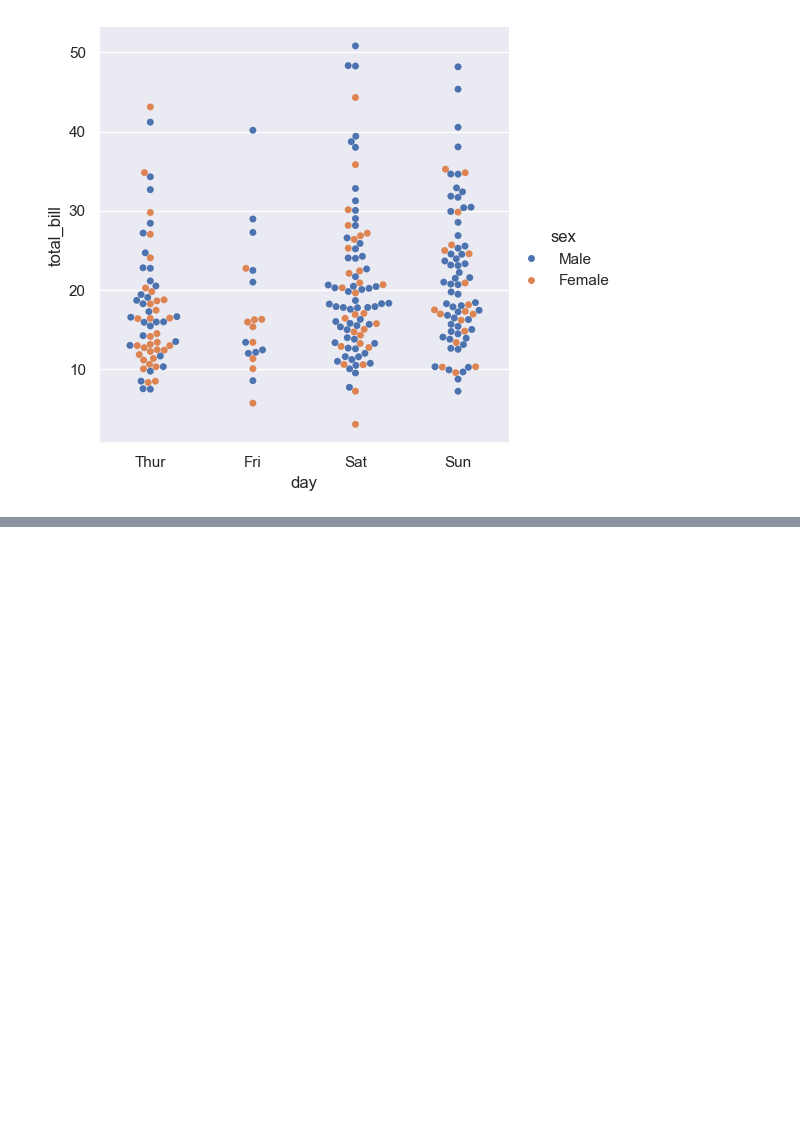
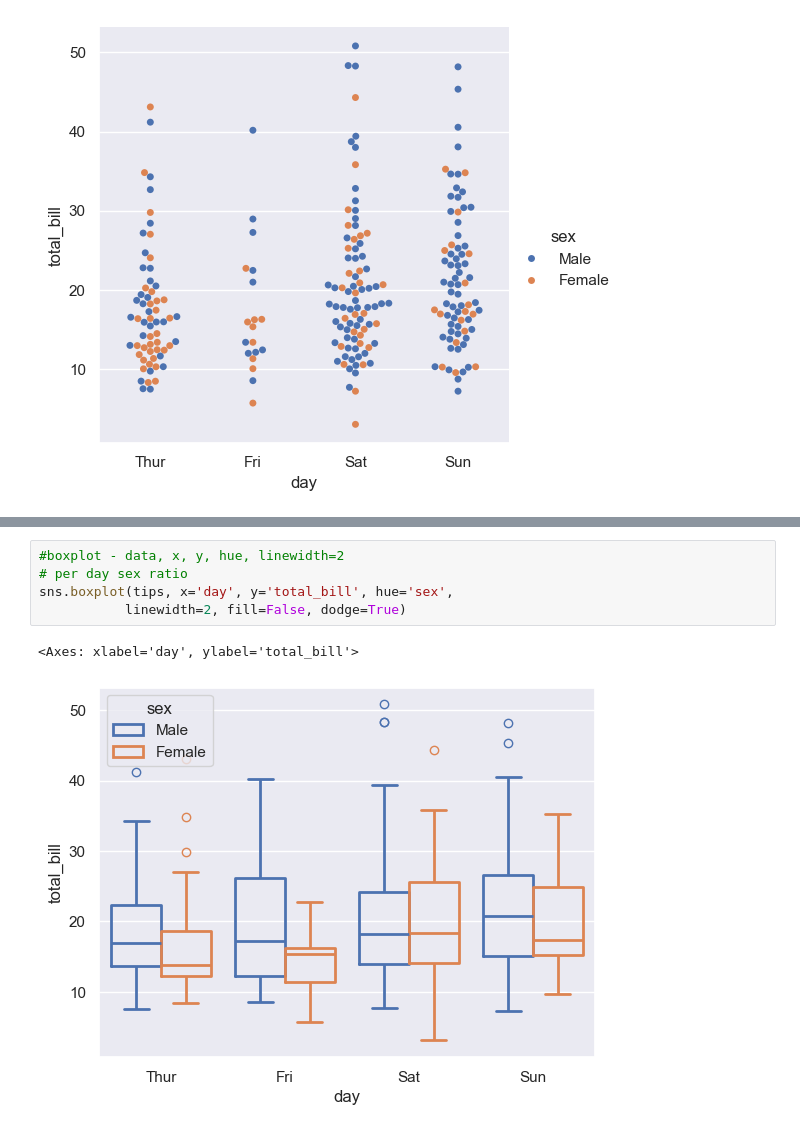
Before and after one commit to akashpagi/SEABORN-DATA-VISUALIZATION-LIBRARY-FOR-DATA-SCIENCE, a Jupyter notebook: SESSION 26 - PLOTTING USING SEABORN PART 2.ipynb, the cells around one changed output, grey strips where cells are left out. Cells and saved outputs as stored; diff of their text form; blank space fills up the shorter version.

Commit message:
[ Categorical distribution plots - boxplot, violinplot ]

```diff
--- a/SESSION 26 - PLOTTING USING SEABORN PART 2.ipynb
+++ b/SESSION 26 - PLOTTING USING SEABORN PART 2.ipynb
@@ -89,0 +102,8 @@ sns.catplot(tips, x='day', y='total_bill', kind='swarm', hue='sex')
+# %%
+#boxplot - data, x, y, hue, linewidth=2
+# per day sex ratio
+sns.boxplot(tips, x='day', y='total_bill', hue='sex',
+           linewidth=2, fill=False, dodge=True)
+# %% [output]
+<Axes: xlabel='day', ylabel='total_bill'>
+[figure, added]
```
Also changed, not shown: parts of 9 cells of this notebook.
